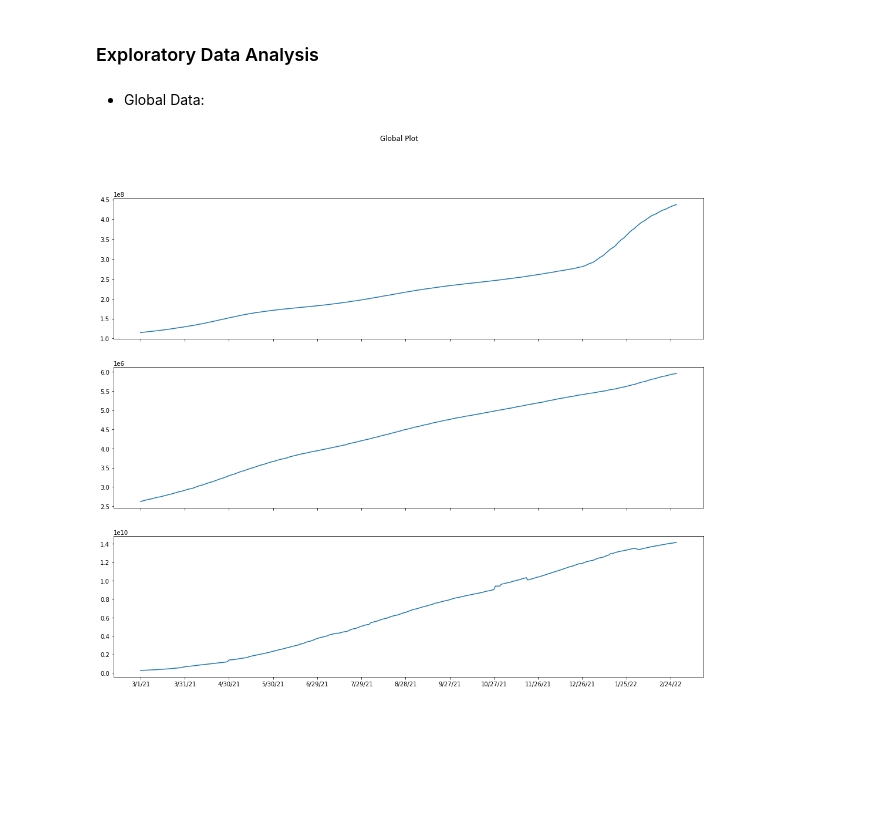
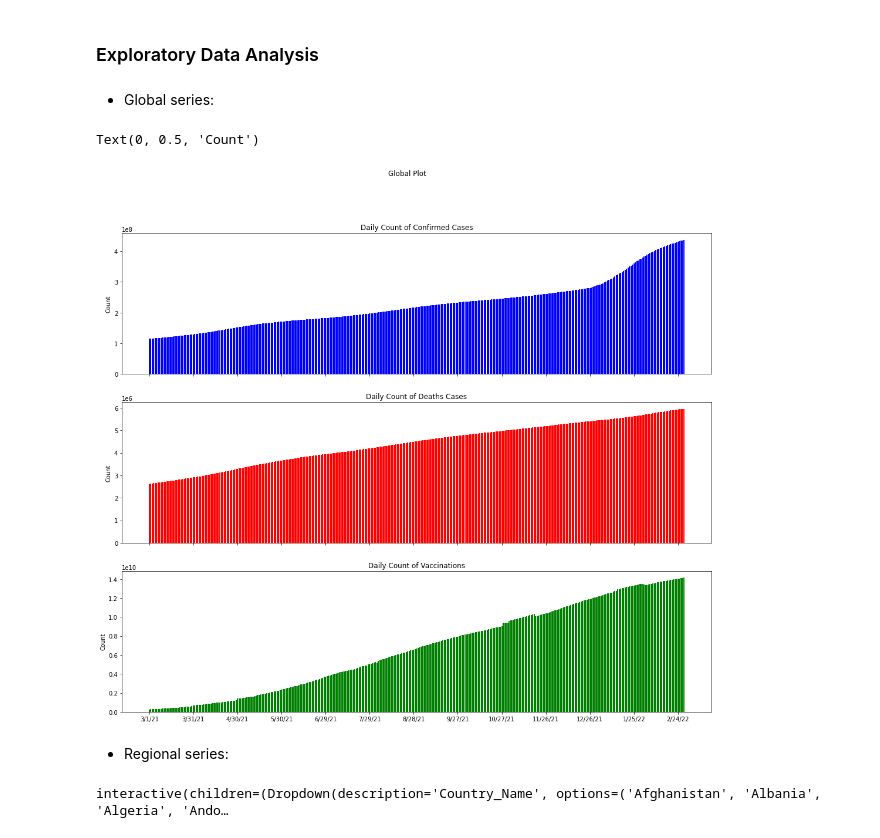
Before and after one commit to gaol00034/Covid19-Analysis, a Jupyter notebook: src/Global.ipynb, the cells around one changed output. Saved outputs shown, nothing was run; the diff lists cells and outputs as text; code cells hidden in the pictures; blank space fills up the shorter version.

```diff
--- a/src/Global.ipynb
+++ b/src/Global.ipynb
@@ -168,17 +188,57 @@ import matplotlib.pyplot as plt
 # %% [markdown]
-- Global Data:
+- Global series:
 # %%
 fig_1, axs_1 = plt.subplots(3, figsize=(18,15), sharex=True)
 fig_1.suptitle('Global Plot')
 
 plt.xticks(ticks=range(0, len(dates_format_1), 30), labels=dates_format_1[::30])
 
-axs_1[0].plot(aligned_oneyear_global_confirmed_df)
+axs_1[0].bar(dates_format_1, aligned_oneyear_global_confirmed_df['Daily_Global_Confirmed'], color='blue')
+axs_1[0].set_title('Daily Count of Confirmed Cases')
+axs_1[0].set_ylabel('Count')
 
-axs_1[1].plot(aligned_oneyear_global_deaths_df)
+axs_1[1].bar(dates_format_1, aligned_oneyear_global_deaths_df['Daily_Global_Deaths'], color='red')
+axs_1[1].set_title('Daily Count of Deaths Cases')
+axs_1[1].set_ylabel('Count')
 
-axs_1[2].plot(aligned_oneyear_global_vaccines_df)
+axs_1[2].bar(dates_format_1, aligned_oneyear_global_vaccines_df['Daily_Global_Vaccinations'], color='green')
+axs_1[2].set_title('Daily Count of Vaccinations')
+axs_1[2].set_ylabel('Count')
 
 plt.show()
 # %% [output]
+Text(0, 0.5, 'Count')
-[figure, old version]
+[figure, new version]
+# %% [markdown]
+- Regional series:
+# %%
+import ipywidgets as widgets
+from ipywidgets import interact
+
+%matplotlib widget
+
+country_list = aligned_aggregated_confirmed_df['Country/Region'].tolist()
+country_dict = {n: i for i, n in list(enumerate(country_list))}
+
+@interact(Country_Name=country_list)
+def plot_by_region(Country_Name):
+
+    fig_2, axs_2 = plt.subplots(1, 3, figsize=(12, 4))
+    fig_2.suptitle(f'Regional Count: {Country_Name}')
+
+    axs_2[0].plot(aligned_aggregated_confirmed_df.iloc[country_dict[Country_Name]][1:], color='blue')
+    axs_2[0].set_title('Confirmed')
+    axs_2[0].set_ylabel('Count')
+    axs_2[0].set_xticks(ticks=range(0, len(dates_format_1), 90), labels=dates_format_1[::90])
+
+    axs_2[1].plot(aligned_aggregated_deaths_df.iloc[country_dict[Country_Name]][1:], color='red')
+    axs_2[1].set_title('Deaths')
+    axs_2[1].set_xticks(ticks=range(0, len(dates_format_1), 90), labels=dates_format_1[::90])
+
+    axs_2[2].plot(aligned_aggregated_vaccines_df.iloc[country_dict[Country_Name]][1:], color='green')
+    axs_2[2].set_title('Vaccinations')
+    axs_2[2].set_xticks(ticks=range(0, len(dates_format_1), 90), labels=dates_format_1[::90])
+
+    plt.show()
+# %% [output]
+interactive(children=(Dropdown(description='Country_Name', options=('Afghanistan', 'Albania', 'Algeria', 'Ando…
```
Also changed, not shown: parts of 4 cells of this notebook.
